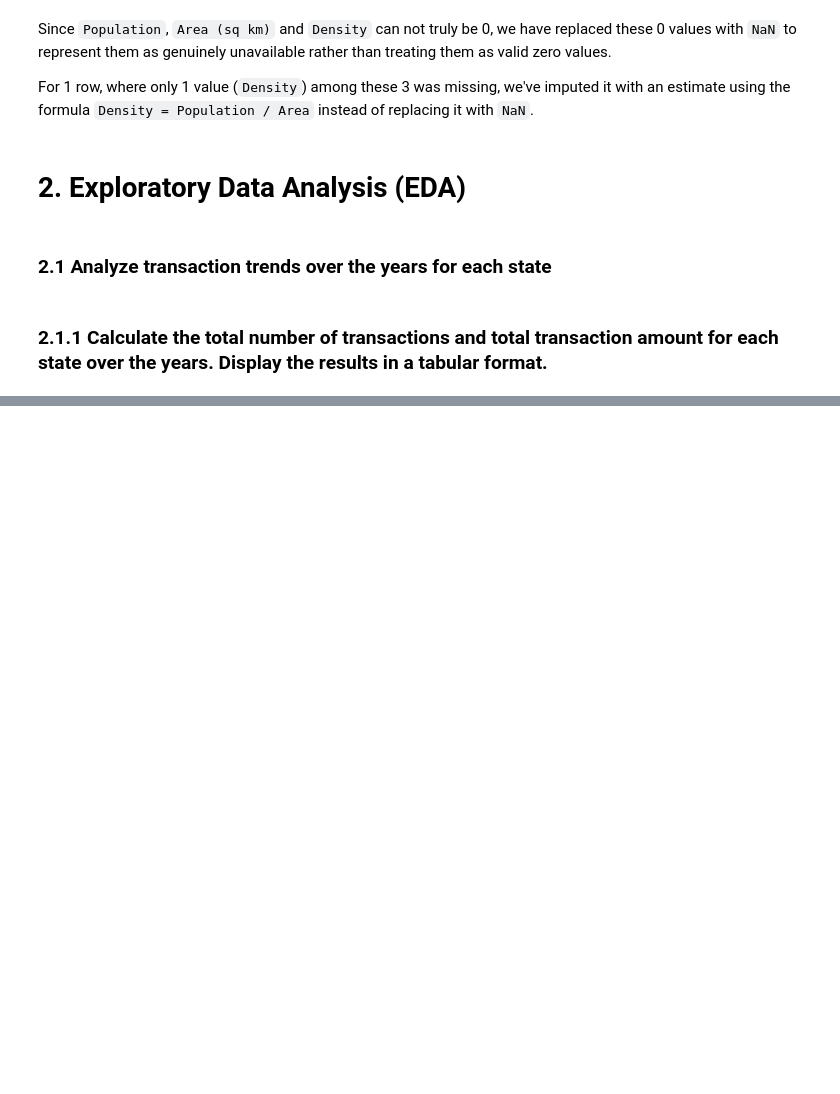
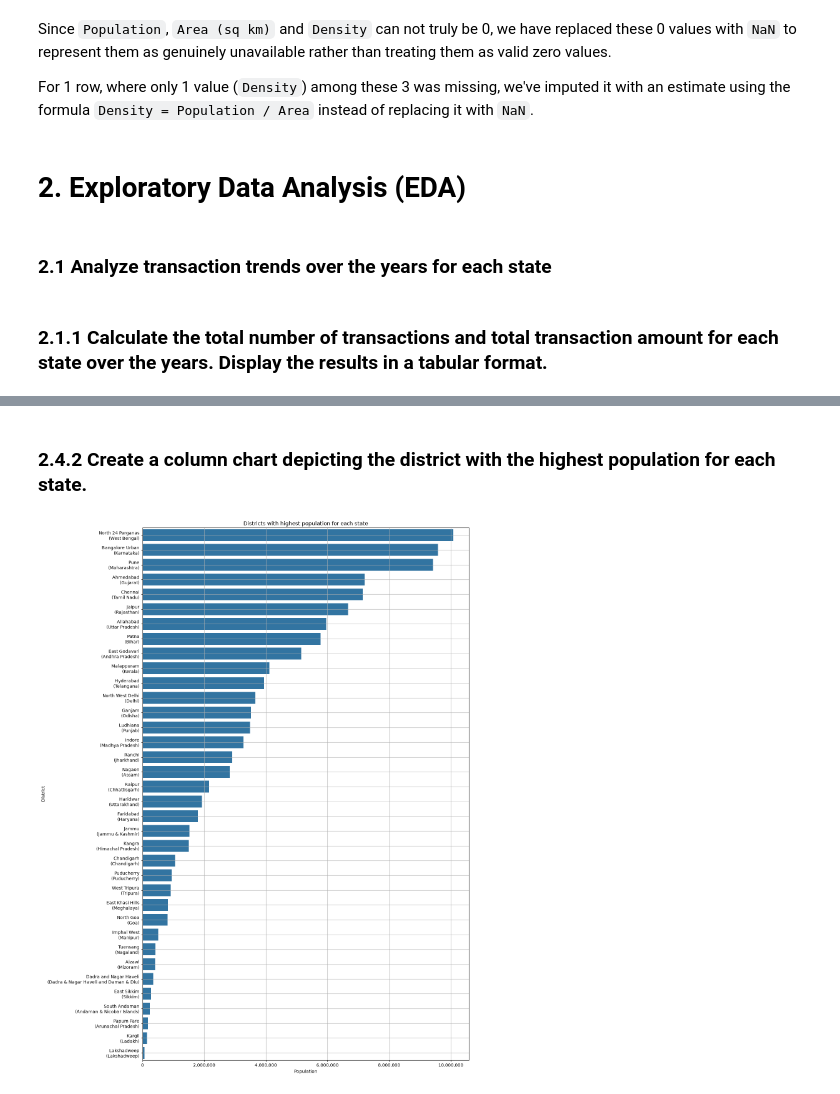
Before and after one commit to chetanchandel31/da_phone_pe, a Jupyter notebook: notebooks/01_phone_pe_analysis.ipynb, the cells around one changed output, grey strips where cells are left out. Saved outputs shown, nothing was run; the diff lists cells and outputs as text; code cells hidden in the pictures; blank space fills up the shorter version.

```diff
--- a/notebooks/01_phone_pe_analysis.ipynb
+++ b/notebooks/01_phone_pe_analysis.ipynb
@@ -612,0 +778,15 @@ For 1 row, where only 1 value (`Density`) among these 3 was missing, we've imput
+# %%
+df = dfs["district_demographics"]
+
+df_district_highest_population = (
+    df.groupby("State")
+    .apply(lambda x: x.loc[x["Population"].idxmax(), ["District", "Population"]])
+    .reset_index()
+)
+
+df_district_highest_population = df_district_highest_population.rename(
+    columns={"District": "Highest population district"}
+)
+
+display(Markdown("**District with highest population for each state:**"))
+display(df_district_highest_population)
@@ -612,0 +812,28 @@ For 1 row, where only 1 value (`Density`) among these 3 was missing, we've imput
+# %% [markdown]
+### 2.4.2 Create a column chart depicting the district with the highest population for each state.
+# %%
+df_chart = df_district_highest_population.copy()
+df_chart["Highest population district"] = (
+    df_chart["Highest population district"] + "\n(" + df_chart["State"] + ")"
+)
+
+df_chart = df_chart.drop(columns="State")
+
+df_chart = df_chart.sort_values(by="Population", ascending=False)
+
+plt.figure(figsize=(14, 18))
+sns.barplot(df_chart, x="Population", y="Highest population district")
+
+plt.xlabel("Population")
+plt.ylabel("District")
+plt.title("Districts with highest population for each state")
+
+# show normal numbers on y axis not scientific notation
+ax = plt.gca()
+ax.xaxis.set_major_formatter(ticker.FuncFormatter(lambda x, _: f"{int(x):,}"))
+
+plt.grid()
+plt.tight_layout()
+plt.show()
+# %% [output]
+[figure, added]
```
Also changed, not shown: parts of 15 cells of this notebook.
